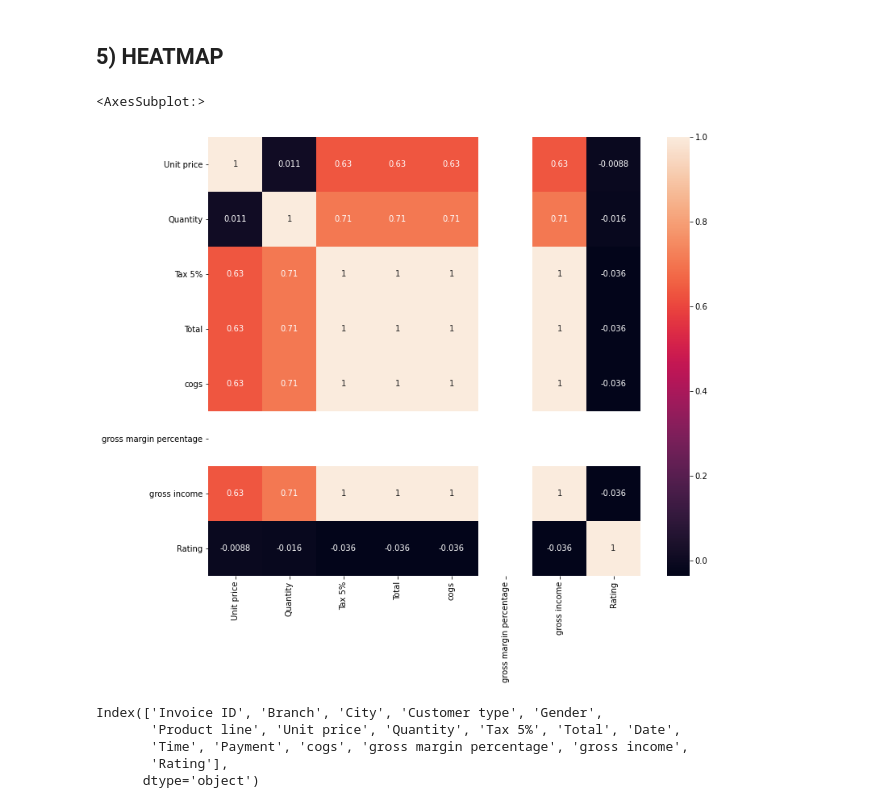
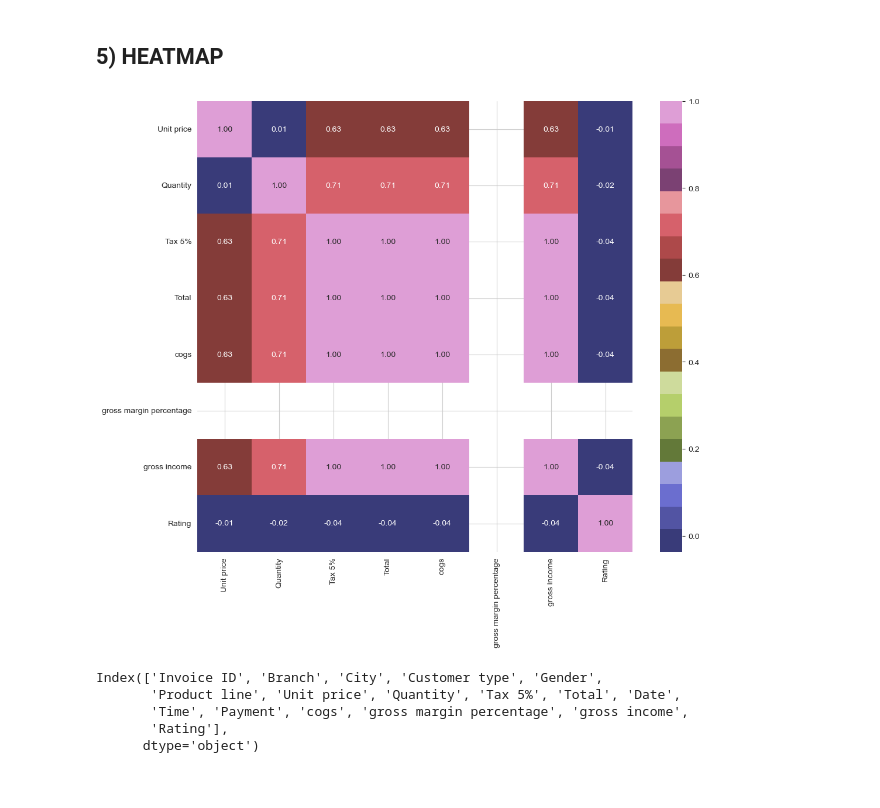
Before and after one commit to Sushant2427/Branch-Performance-Analysis, a Jupyter notebook: Branch Performance Analysis(project).ipynb, the cells around one changed output. Drawn from its saved outputs; the diff is of its cells as text; code cells hidden in the pictures.

```diff
--- a/Branch Performance Analysis(project).ipynb
+++ b/Branch Performance Analysis(project).ipynb
@@ -117,5 +117,5 @@ warnings.filterwarnings("ignore")
 # %% [markdown]
 # 2. Read Data
 # %%
-data = pd.read_csv("/Users/sushantdobhal/Downloads/supermarket_sales - Sheet1.csv")
+df = pd.read_csv("/Users/sushantdobhal/Downloads/supermarket_sales - Sheet1.csv")
 # %%
@@ -332,3 +356,6 @@ plt.show()
 # %%
-data.corr()
+numeric_data = data.select_dtypes(include=['float64', 'int64'])
+correlation_matrix = numeric_data.corr()
+# Display the correlation matrix
+print(correlation_matrix)
 # %% [output]
@@ -344,10 +381,9 @@ data.corr()
 # %% [markdown]
 ## 5) HEATMAP
 # %%
-plt.figure(figsize = (12,10))
-
-sns.heatmap(data.corr(), annot =True)
+plt.figure(figsize=(12, 10))
+sns.heatmap(correlation_matrix, annot=True, cmap='tab20b', fmt='.2f')
+plt.show()
 # %% [output]
-<AxesSubplot:>
-[figure, old version]
+[figure, new version]
 # %%
```
Also changed, not shown: parts of 53 cells of this notebook.
